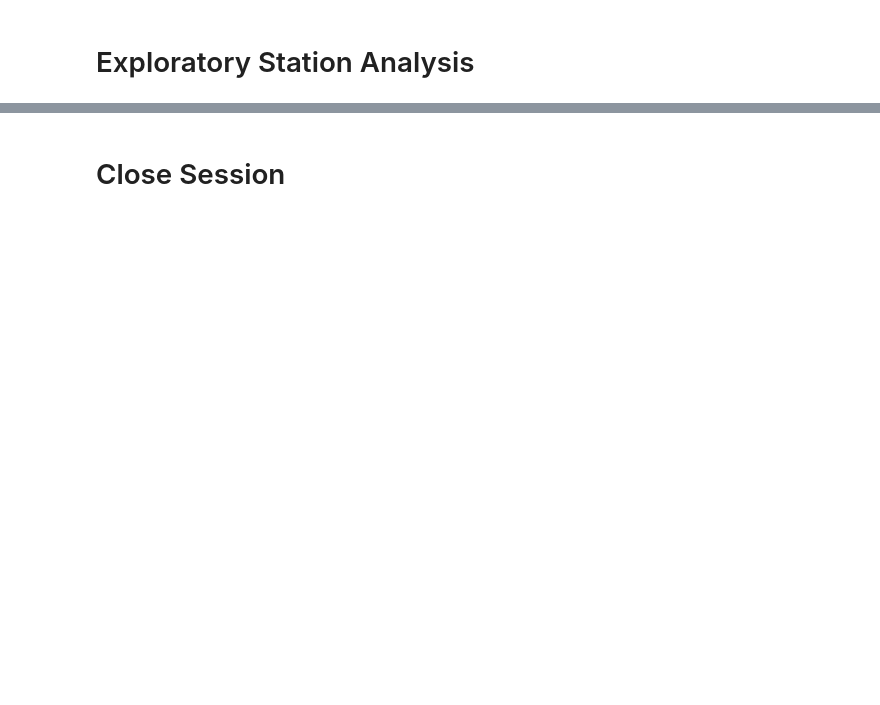
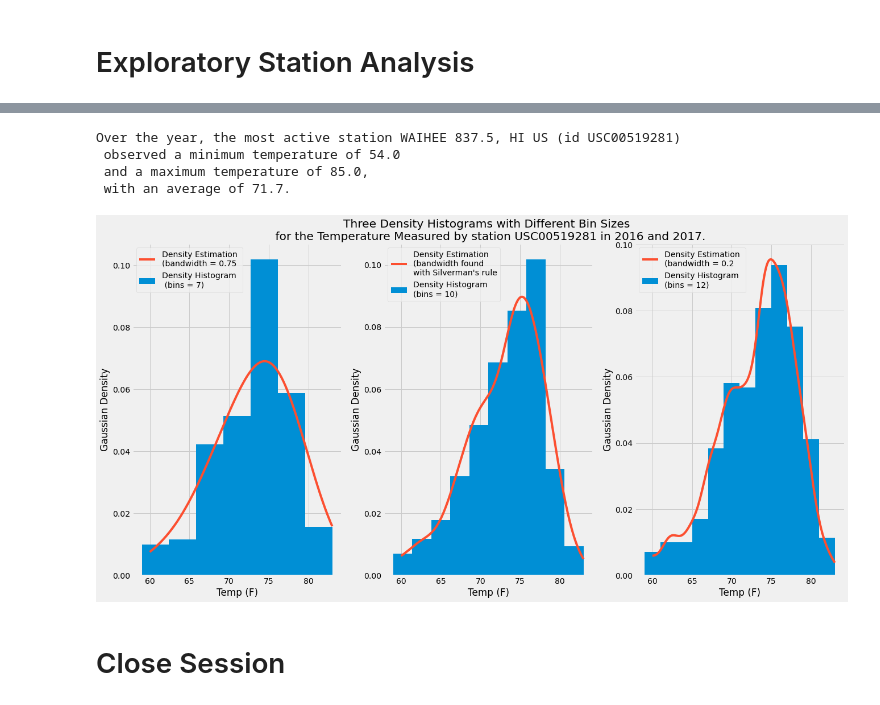
Before and after one commit to maxkrueger96/sqlalchemy-challenge, a Jupyter notebook: analysis.ipynb, the cells around one changed output, grey strips where cells are left out. Saved outputs shown, nothing was run; the diff lists cells and outputs as text; code cells hidden in the pictures; blank space fills up the shorter version.

```diff
--- a/analysis.ipynb
+++ b/analysis.ipynb
@@ -167,0 +189,12 @@ plt.close('all')
+# %%
+# Design a query to find the most active stations (i.e. what stations have the most rows?)
+# List the stations and the counts in descending order.
+measure_station = session.query(Measurement.station,func.count(Measurement.date)).\
+                    group_by(Measurement.station).\
+                    order_by(func.count(Measurement.date).desc()).all()
+names = {station_df['station'].to_list()[i]: station_df['name'].to_list()[i] for i in range(9)}
+print(f'The most active station was {measure_station[0][0]}, aka {names[measure_station[0][0]]}, with a total of {measure_station[0][1]} observations.')
+print(f'The least active station was {measure_station[-1][0]}, aka {names[measure_station[-1][0]]}, with a total of {measure_station[-1][1]} observations.')
+print(f'Full Order Follows:')
+for i in range(9):
+    print((measure_station[i][0],names[measure_station[i][0]],measure_station[i][1]))
@@ -167,0 +214,52 @@ plt.close('all')
+# %%
+# Using the most active station id from the previous query, calculate the lowest, highest, and average temperature.
+station_temp = session.query(Measurement.station, func.min(Measurement.tobs),func.avg(Measurement.tobs),func.max(Measurement.tobs)).\
+                group_by(Measurement.station)
+active_temps = station_temp.filter(Measurement.station == measure_station[0][0])[0]
+print(f"Over the year, the most active station {names[measure_station[0][0]]} (id {active_temps[0]}) \n observed a minimum temperature of {active_temps[1]} \n and a maximum temperature of {active_temps[3]}, \n with an average of {round(active_temps[2],1)}.")
+# %% [output]
+Over the year, the most active station WAIHEE 837.5, HI US (id USC00519281)
+ observed a minimum temperature of 54.0
+ and a maximum temperature of 85.0,
+ with an average of 71.7.
+# %%
+# Using the most active station id
+# Query the last 12 months of temperature observation data for this station and plot the results as a histogram
+year_temps = session.query(Measurement.station, Measurement.date, Measurement.tobs).\
+                filter(Measurement.date >= prev_year_dt - dt.timedelta(days=1)).\
+                filter_by(station= active_temps[0])
+
+temp_df= pd.read_sql_query(year_temps.statement,engine)
+
+fig, (ax1,ax2,ax3) = plt.subplots(1,3,figsize=(20,10))
+hist1 = ax1.hist(temp_df['tobs'],bins = 7,density=True, label = "Density Histogram \n (bins = 7)")
+dense1 = gaussian_kde(temp_df['tobs'],bw_method=.75)
+x = np.linspace(60,83,200)
+kde1 = ax1.plot(x,dense1(x),label="Density Estimation \n(bandwidth = 0.75")
+
+hist2 = ax2.hist(temp_df['tobs'],density=True, label = "Density Histogram \n(bins = 10)")
+dense2 = gaussian_kde(temp_df['tobs'])
+kde2 = ax2.plot(x,dense2(x),label="Density Estimation \n(bandwidth found \nwith Silverman's rule")
+
+hist3 = ax3.hist(temp_df['tobs'],bins=12,density=True, label = "Density Histogram \n(bins = 12)")
+dense3 = gaussian_kde(temp_df['tobs'],bw_method=0.2)
+kde3 = ax3.plot(x,dense3(x),label="Density Estimation \n(bandwidth = 0.2")
+
+xl = "Temp (F)"
+y1 = "Gaussian Density"
+
+ax1.set_xlabel(xl)
+ax2.set_xlabel(xl)
+ax3.set_xlabel(xl)
+ax1.set_ylabel(y1)
+ax2.set_ylabel(y1)
+ax3.set_ylabel(y1)
+
+
+leg1=ax1.legend()
+leg2=ax2.legend()
+ax2.set_title(f"Three Density Histograms with Different Bin Sizes \n for the Temperature Measured by station {active_temps[0]} in 2016 and 2017.")
+leg3=ax3.legend()
+plt.show()
+# %% [output]
+[figure, added]
```
Also changed, not shown: parts of 15 cells of this notebook.
